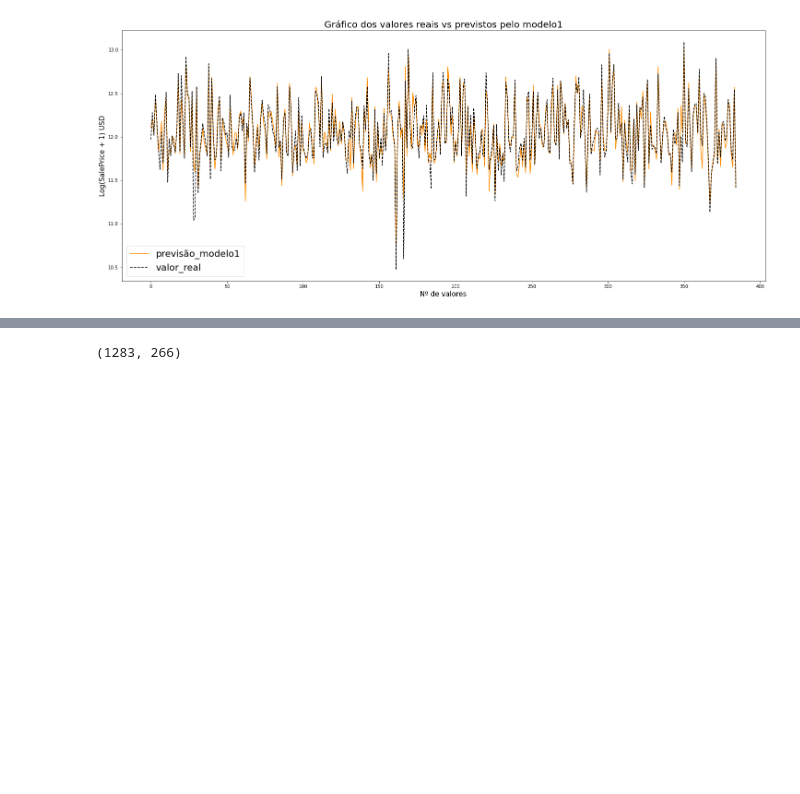
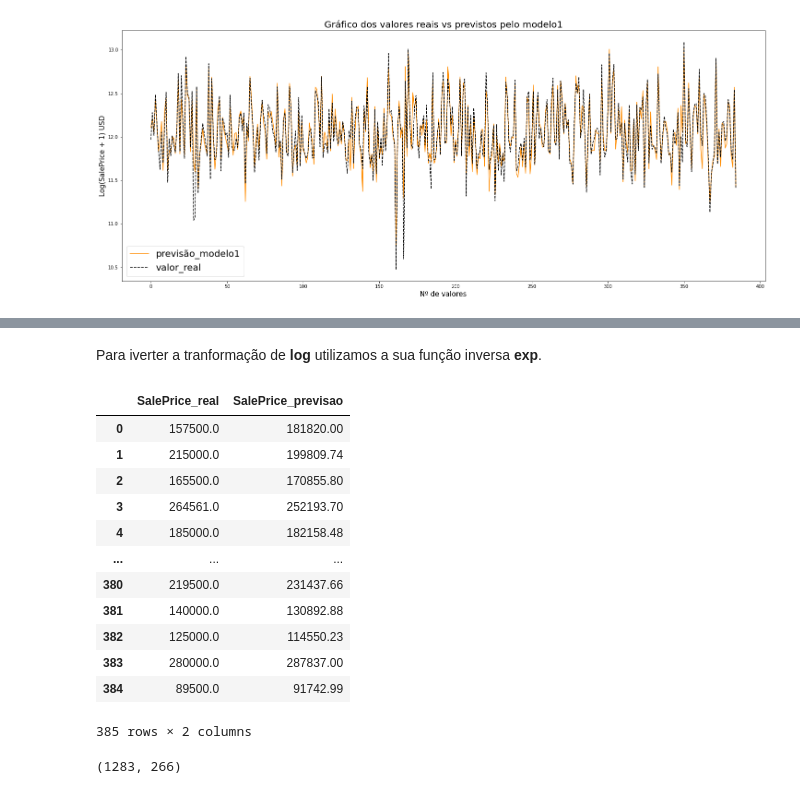
Before and after one commit to gomesalan/Projetos, a Jupyter notebook: Regressao/Projeto1_parte2_AG.ipynb, the cells around one changed output, grey strips where cells are left out. Cells and saved outputs as stored; diff of their text form; code cells hidden in the pictures; blank space fills up the shorter version.

```diff
--- a/Regressao/Projeto1_parte2_AG.ipynb
+++ b/Regressao/Projeto1_parte2_AG.ipynb
@@ -482,0 +485,7 @@ plt.show()
+# %%
+y_teste = pd.Series(y_teste)
+y_pred1 = pd.Series(y_pred1)
+data = pd.DataFrame(x_teste, columns = variaveis)
+data['SalePrice_real'] = y_teste
+data['SalePrice_previsao'] = y_pred1
+data[['SalePrice_real','SalePrice_previsao']].round(2).head()
@@ -483,3 +499,22 @@ plt.show()
+# %% [markdown]
+Para iverter a tranformação de **log** utilizamos a sua função inversa **exp**.
+# %%
+data[['SalePrice_real','SalePrice_previsao']] = np.expm1(data[['SalePrice_real','SalePrice_previsao']])
+data[['SalePrice_real','SalePrice_previsao']].round(2)
+# %% [output]
+|  | SalePrice_real | SalePrice_previsao |
+| 0 | 157500.0 | 181820.00 |
+| 1 | 215000.0 | 199809.74 |
+| 2 | 165500.0 | 170855.80 |
+| 3 | 264561.0 | 252193.70 |
+| 4 | 185000.0 | 182158.48 |
+| ... | ... | ... |
+| 380 | 219500.0 | 231437.66 |
+| 381 | 140000.0 | 130892.88 |
+| 382 | 125000.0 | 114550.23 |
+| 383 | 280000.0 | 287837.00 |
+| 384 | 89500.0 | 91742.99 |
+385 rows × 2 columns
 # %%
 df_trat_log.shape
 # %% [output]
```
Also changed, not shown: parts of 10 cells of this notebook, 1 other file.
